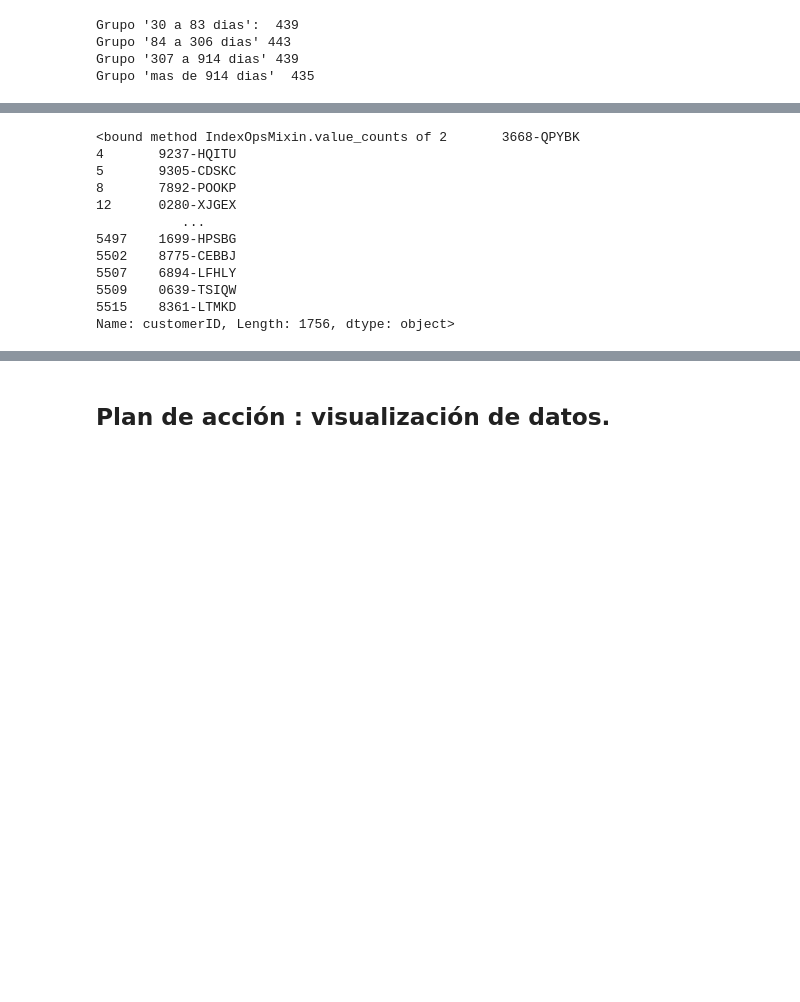
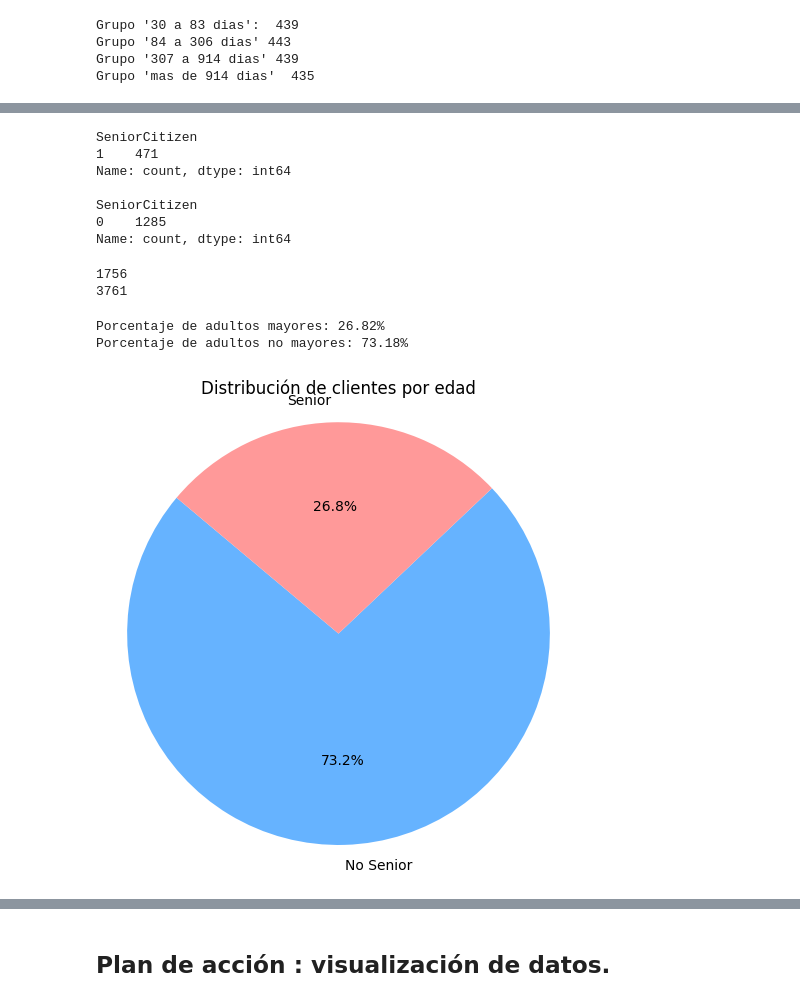
Before and after one commit to UnDogmaticSocrates/my_last_dance, a Jupyter notebook: My_last_dance/EDA.ipynb, the cells around one changed output, grey strips where cells are left out. Saved outputs shown, nothing was run; the diff lists cells and outputs as text; code cells hidden in the pictures; blank space fills up the shorter version.

```diff
--- a/My_last_dance/EDA.ipynb
+++ b/My_last_dance/EDA.ipynb
@@ -466,16 +466,42 @@ Grupo 'mas de 914 dias'  435
 # %%
-is_not_senior = df[df['SeniorCitizen'] == 0 ]
-is_not_senior['SeniorCitizen'].value_counts()
+is_not_senior = clients_go[clients_go['SeniorCitizen'] == 0 ]
+is_senior = clients_go[clients_go['SeniorCitizen'] == 1 ]
+print(is_senior['SeniorCitizen'].value_counts())
+print()
+print(is_not_senior['SeniorCitizen'].value_counts())
 # %% [output]
-<bound method IndexOpsMixin.value_counts of 2       3668-QPYBK
-4       9237-HQITU
-5       9305-CDSKC
-8       7892-POOKP
-12      0280-XJGEX
-           ...
-5497    1699-HPSBG
-5502    8775-CEBBJ
-5507    6894-LFHLY
-5509    0639-TSIQW
-5515    8361-LTMKD
-Name: customerID, Length: 1756, dtype: object>
+SeniorCitizen
+1    471
+Name: count, dtype: int64
+
+SeniorCitizen
+0    1285
+Name: count, dtype: int64
+# %%
+print(clients_go.shape[0])
+print(clients_stay.shape[0])
+# %% [output]
+1756
+3761
+# %%
+total = len(clients_go)
+porcentaje_senior = len(is_senior) / total * 100
+porcentaje_no_senior = len(is_not_senior) / total * 100
+
+print(f"Porcentaje de adultos mayores: {porcentaje_senior:.2f}%")
+print(f"Porcentaje de adultos no mayores: {porcentaje_no_senior:.2f}%")
+# %% [output]
+Porcentaje de adultos mayores: 26.82%
+Porcentaje de adultos no mayores: 73.18%
+# %%
+labels = ['No Senior', 'Senior']
+sizes = [porcentaje_no_senior, porcentaje_senior]
+colors = ['#66b3ff', '#ff9999']
+
+plt.figure(figsize=(6,6))
+plt.pie(sizes, labels=labels, autopct='%1.1f%%', colors=colors, startangle=140)
+plt.title('Distribución de clientes por edad')
+plt.axis('equal')  # Hace que el pastel se vea circular
+plt.show()
+# %% [output]
+[figure, added]
```
Also changed, not shown: parts of 18 cells of this notebook.
